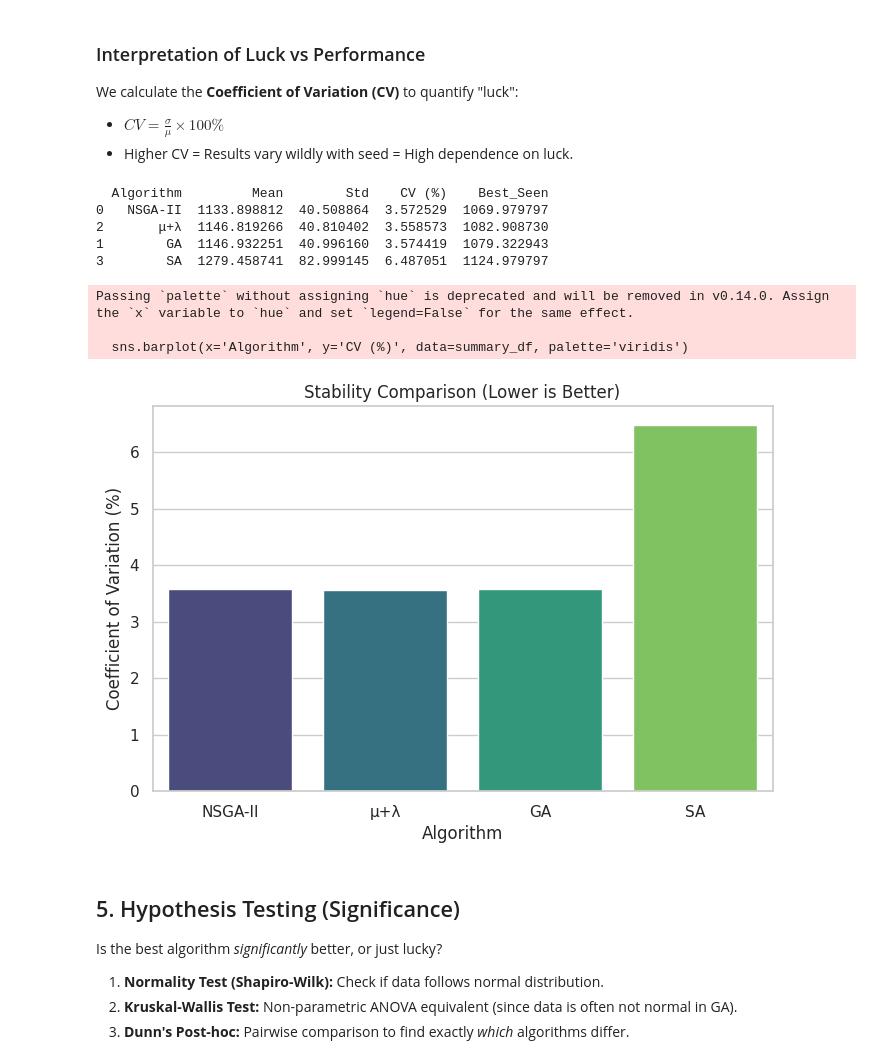
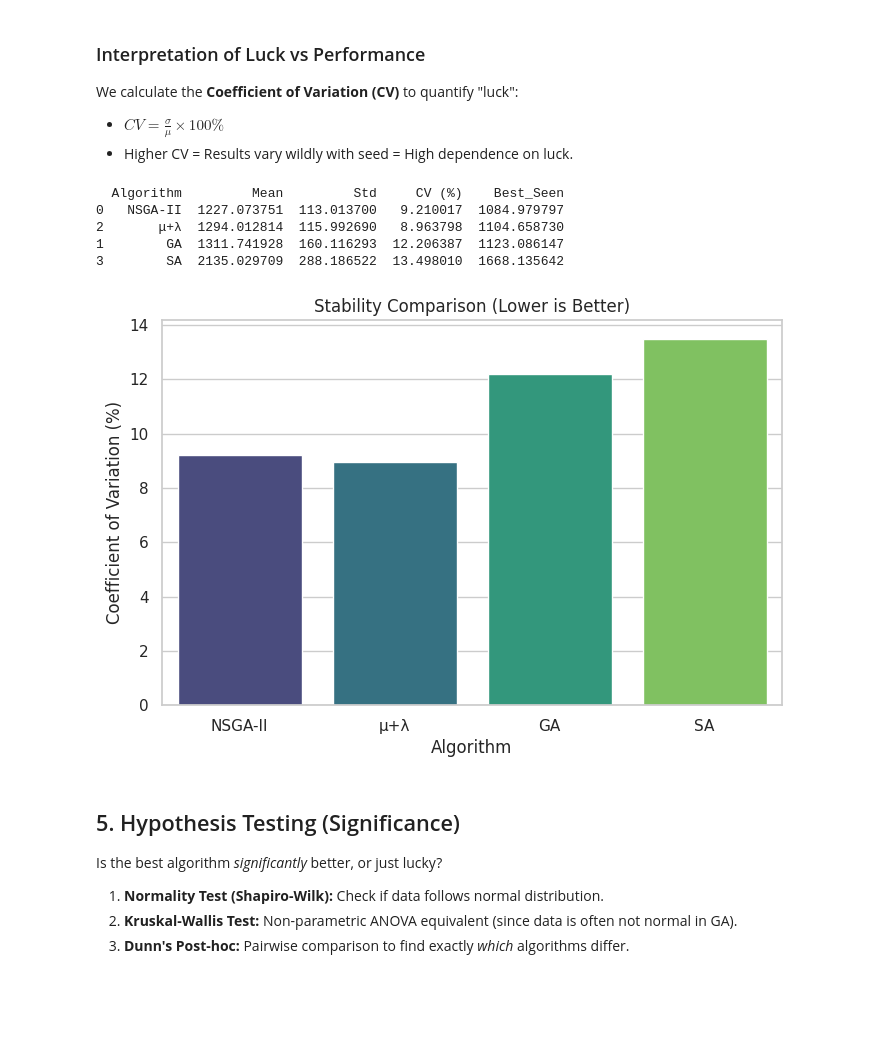
Before and after one commit to davidmoreda/Comparative-Analysis-of-Metaheuristics-for-Multi-Agent-Path-Planning-in-Intra-Hospital-Transport, a Jupyter notebook: statistical analisis/notebooks/05_visualization.ipynb, the cells around one changed output. Saved outputs shown, nothing was run; the diff lists cells and outputs as text; code cells hidden in the pictures; blank space fills up the shorter version.

```diff
--- a/statistical analisis/notebooks/05_visualization.ipynb
+++ b/statistical analisis/notebooks/05_visualization.ipynb
@@ -120,7 +126,7 @@ def get_confidence_interval(data, confidence=0.95):
     h = se * stats.t.ppf((1 + confidence) / 2., n-1)
     return m, m-h, m+h, h
 
-comparison_metric = 'best_clean'
+comparison_metric = 'best_fitness'
 
 stats_summary = []
 
@@ -169,24 +175,21 @@ We calculate the **Coefficient of Variation (CV)** to quantify "luck":
 # %%
 summary_df['CV (%)'] = (summary_df['Std'] / summary_df['Mean']) * 100
 print(summary_df[['Algorithm', 'Mean', 'Std', 'CV (%)', 'Best_Seen']])
 
 # Visualize CV
 plt.figure(figsize=(8, 5))
-sns.barplot(x='Algorithm', y='CV (%)', data=summary_df, palette='viridis')
+sns.barplot(x='Algorithm', y='CV (%)', data=summary_df, hue='Algorithm', legend=False, palette='viridis')
 plt.title('Stability Comparison (Lower is Better)')
 plt.ylabel('Coefficient of Variation (%)')
 plt.savefig('../plots/comparative/stability_cv.png')
 plt.show()
 # %% [output]
-  Algorithm         Mean        Std    CV (%)    Best_Seen
-0   NSGA-II  1133.898812  40.508864  3.572529  1069.979797
-2       μ+λ  1146.819266  40.810402  3.558573  1082.908730
-1        GA  1146.932251  40.996160  3.574419  1079.322943
-3        SA  1279.458741  82.999145  6.487051  1124.979797
+  Algorithm         Mean         Std     CV (%)    Best_Seen
+0   NSGA-II  1227.073751  113.013700   9.210017  1084.979797
+2       μ+λ  1294.012814  115.992690   8.963798  1104.658730
+1        GA  1311.741928  160.116293  12.206387  1123.086147
+3        SA  2135.029709  288.186522  13.498010  1668.135642
-Passing `palette` without assigning `hue` is deprecated and will be removed in v0.14.0. Assign the `x` variable to `hue` and set `legend=False` for the same effect.
-
-  sns.barplot(x='Algorithm', y='CV (%)', data=summary_df, palette='viridis')
-[figure, old version]
+[figure, new version]
 # %% [markdown]
 ## 5. Hypothesis Testing (Significance)
 
```
Also changed, not shown: parts of 8 cells of this notebook, 6 other files.
